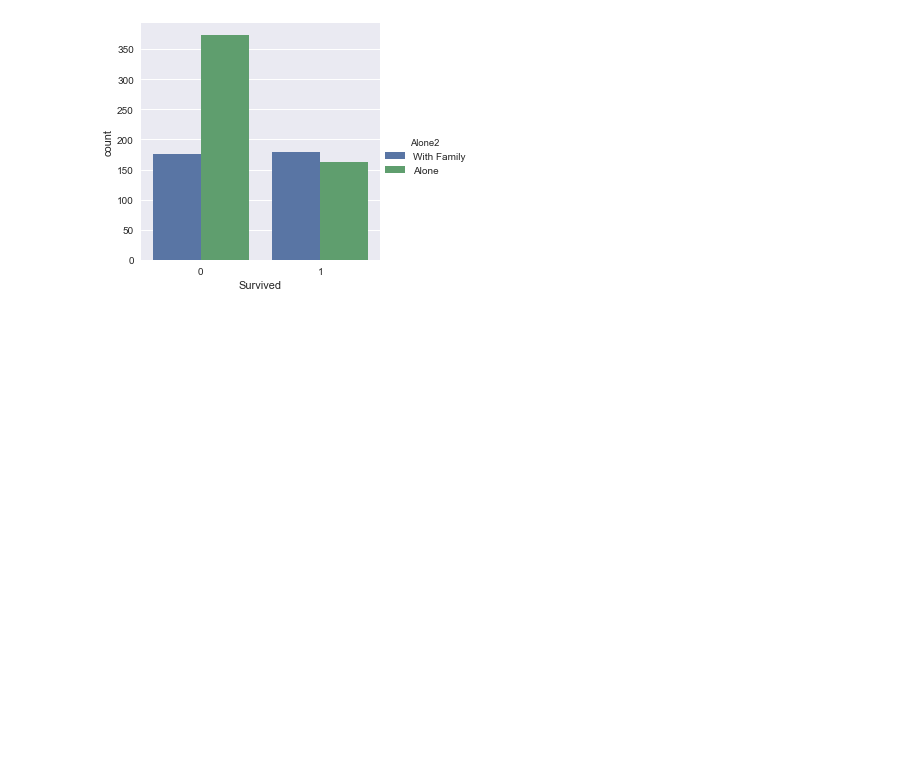
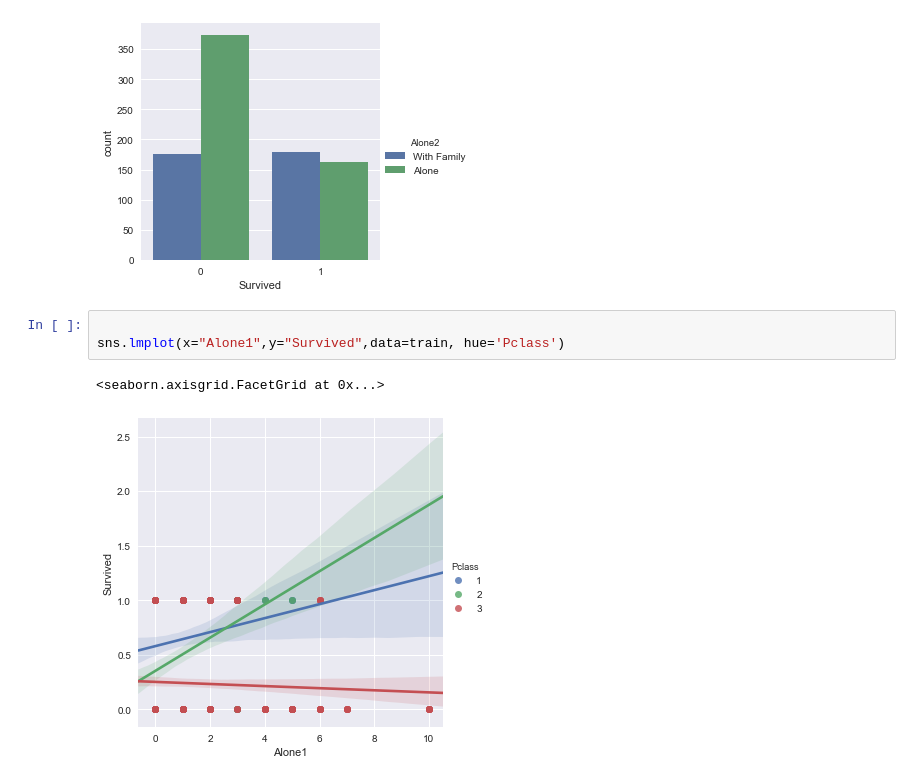
Before and after one commit to FabienneIshimwe/Jupyter-notebooks, a Jupyter notebook: Kaggle_Titanic_challenge.ipynb, the cells around one changed output. Drawn from its saved outputs; the diff is of its cells as text; blank space fills up the shorter version.

```diff
--- a/Kaggle_Titanic_challenge.ipynb
+++ b/Kaggle_Titanic_challenge.ipynb
@@ -226,3 +207,9 @@ sns.factorplot('Survived',data=train, kind='count',hue='Alone2')
 # %% [output]
 <seaborn.axisgrid.FacetGrid at 0x...>
 [figure]
+# %%
+
+sns.lmplot(x="Alone1",y="Survived",data=train, hue='Pclass')
+# %% [output]
+<seaborn.axisgrid.FacetGrid at 0x...>
+[figure, added]
```
Also changed, not shown: parts of 6 cells of this notebook.
